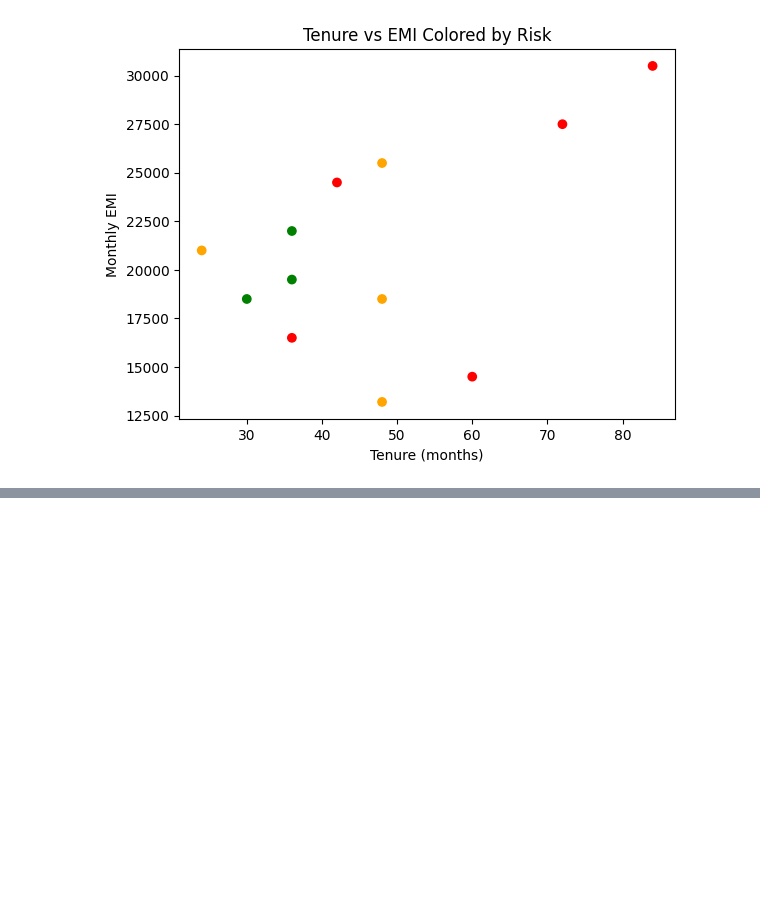
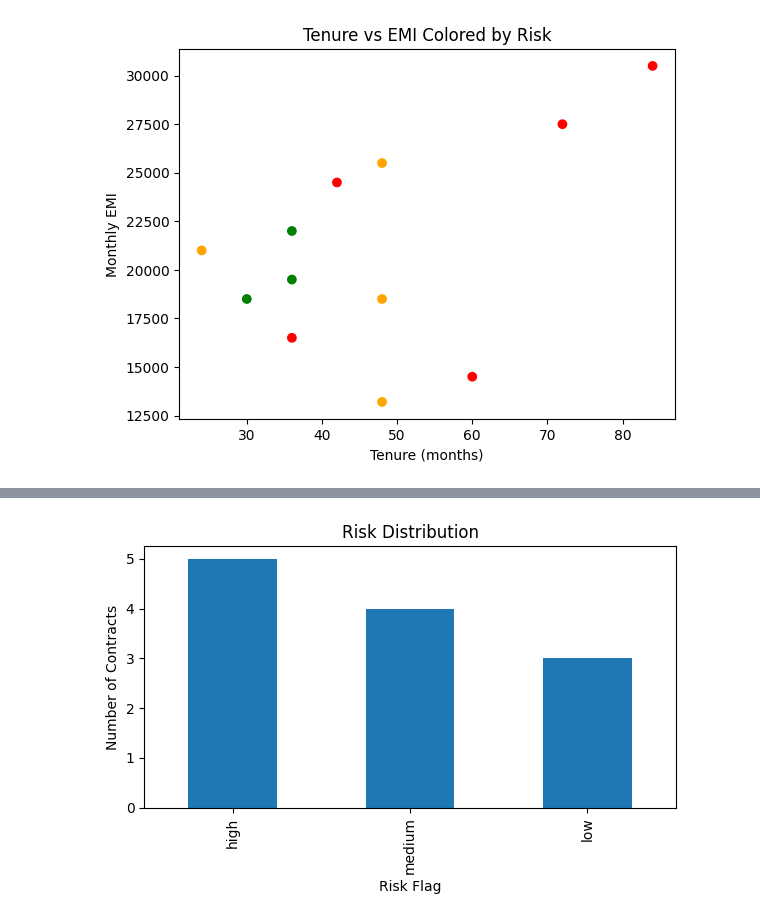
Before and after one commit to springboardmentor74219x/infosys-carlease-contract-ai-group2, a Jupyter notebook: notebook/contract_analysis.ipynb, the cells around one changed output, grey strips where cells are left out. Drawn from its saved outputs; the diff is of its cells as text; code cells hidden in the pictures; blank space fills up the shorter version.

```diff
--- a/notebook/contract_analysis.ipynb
+++ b/notebook/contract_analysis.ipynb
@@ -149,0 +248,10 @@ pd.crosstab(df['risk_flag'], df['recommended_action'])
+# %%
+plt.figure(figsize=(6,4))
+df['risk_flag'].value_counts().plot(kind='bar')
+plt.xlabel('Risk Flag')
+plt.ylabel('Number of Contracts')
+plt.title('Risk Distribution')
+plt.tight_layout()
+plt.show()
+# %% [output]
+[figure, added]
```
Also changed, not shown: parts of 6 cells of this notebook.
